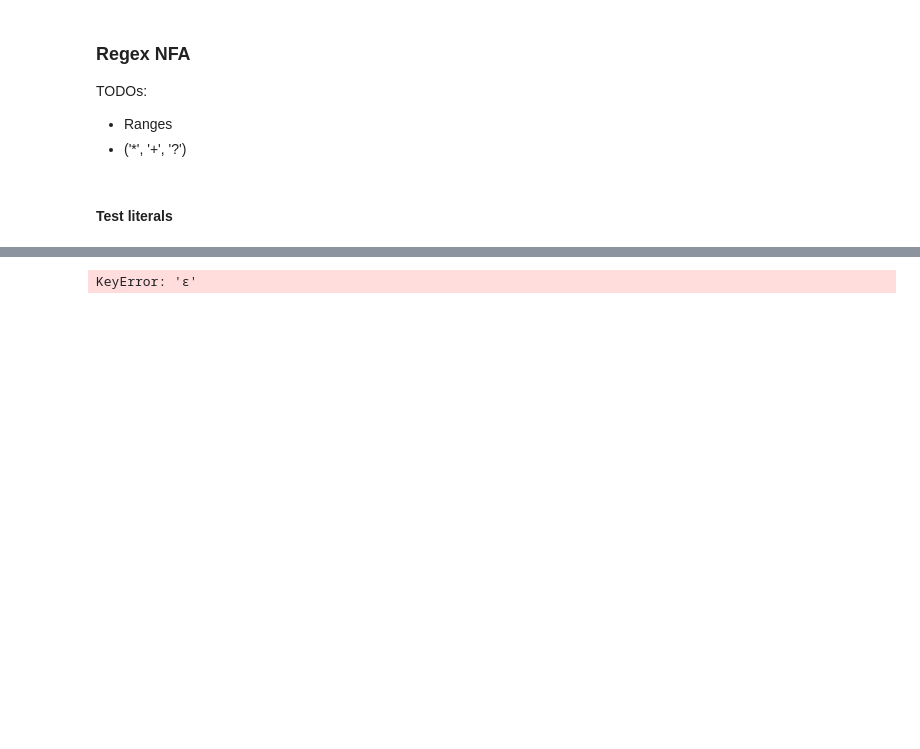
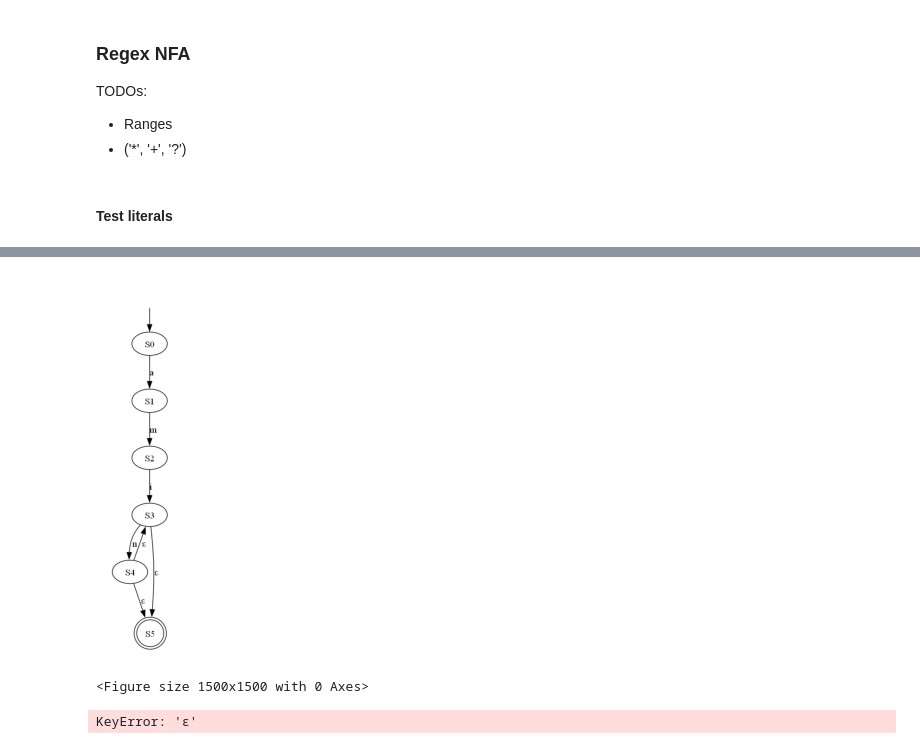
Before and after one commit to MohamedHAmin/NFA-DFA-cmd-generator, a Jupyter notebook: assignment_1.ipynb, the cells around one changed output, grey strips where cells are left out. Cells and saved outputs as stored; diff of their text form; code cells hidden in the pictures; blank space fills up the shorter version.

```diff
--- a/assignment_1.ipynb
+++ b/assignment_1.ipynb
@@ -187,3 +256,10 @@ KeyError: 'S1'
+# %%
+nfa = NFA()
+nfa.generate_NFA("amin*", "zeroOrMore.json")
+display_and_save_image("zeroOrMore.json", "zeroOrMore")
+# %% [output]
+[figure, added]
+<Figure size 1500x1500 with 0 Axes>
 # %%
 nfa = NFA()
 nfa.generate_NFA("aa|b", "Alternate.json")
```
Also changed, not shown: parts of 4 cells of this notebook, 9 other files.
